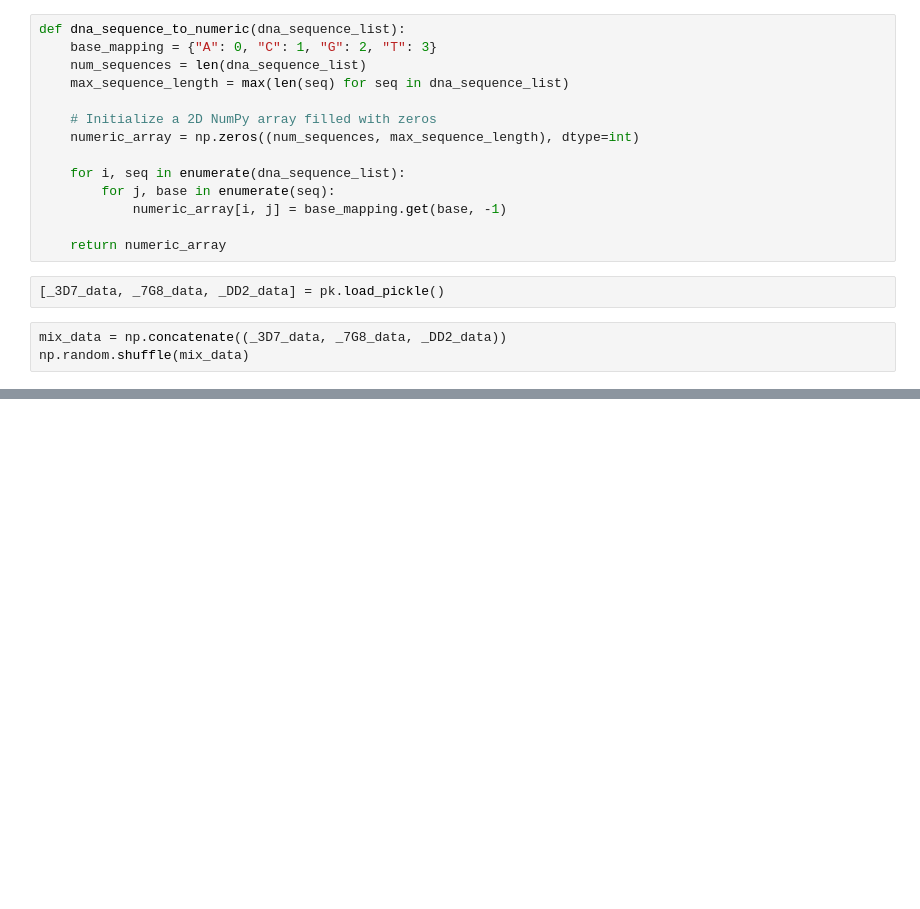
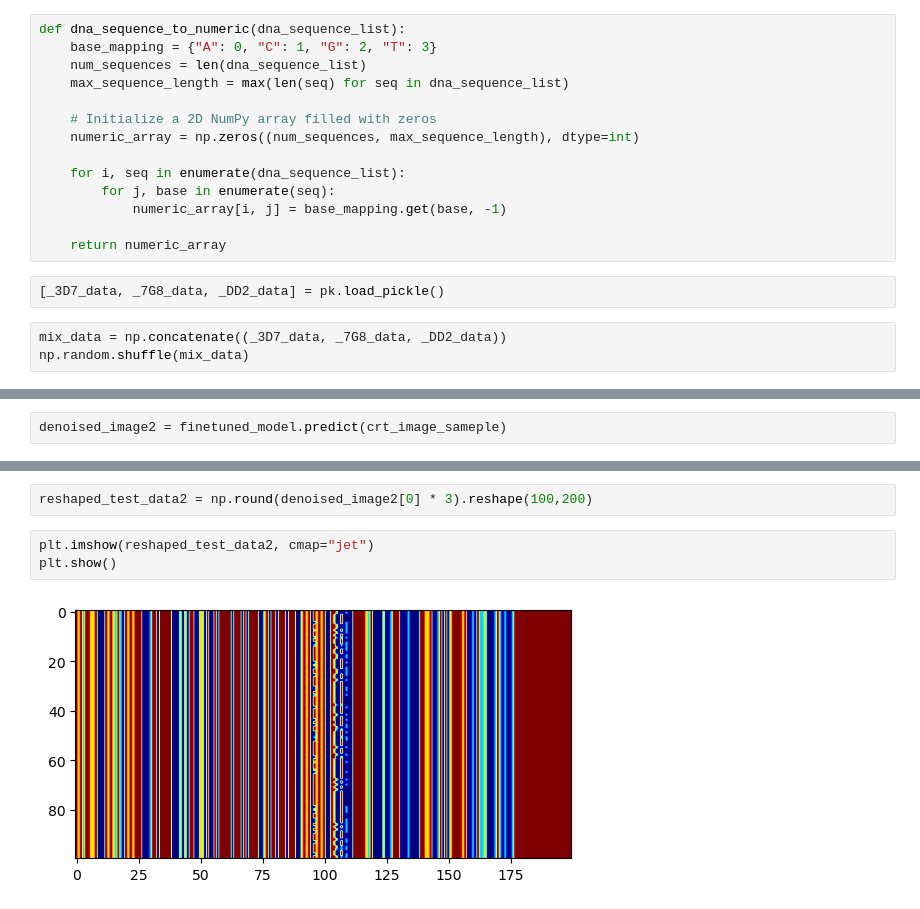
Before and after one commit to VariantCalling/VariantCalling, a Jupyter notebook: evaluate_generic_deoiser.ipynb, the cells around one changed output, grey strips where cells are left out. Cells and saved outputs as stored; diff of their text form; blank space fills up the shorter version.

```diff
--- a/evaluate_generic_deoiser.ipynb
+++ b/evaluate_generic_deoiser.ipynb
@@ -90,0 +100,2 @@ plt.show()
+# %%
+denoised_image2 = finetuned_model.predict(crt_image_sameple)
@@ -90,0 +104,7 @@ plt.show()
+# %%
+reshaped_test_data2 = np.round(denoised_image2[0] * 3).reshape(100,200)
+# %%
+plt.imshow(reshaped_test_data2, cmap="jet")
+plt.show()
+# %% [output]
+[figure, added]
```
Also changed, not shown: parts of 8 cells of this notebook, 2 other files.
